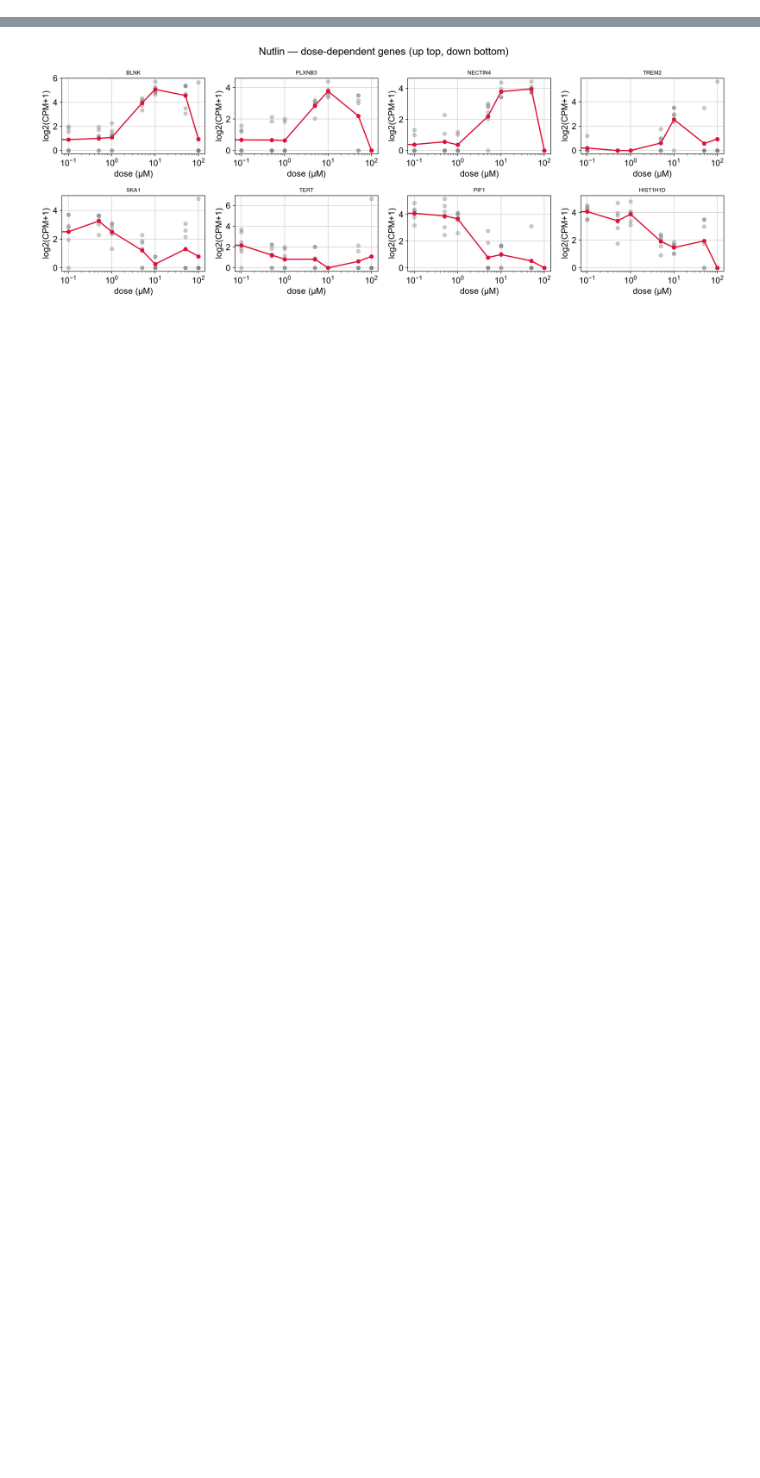
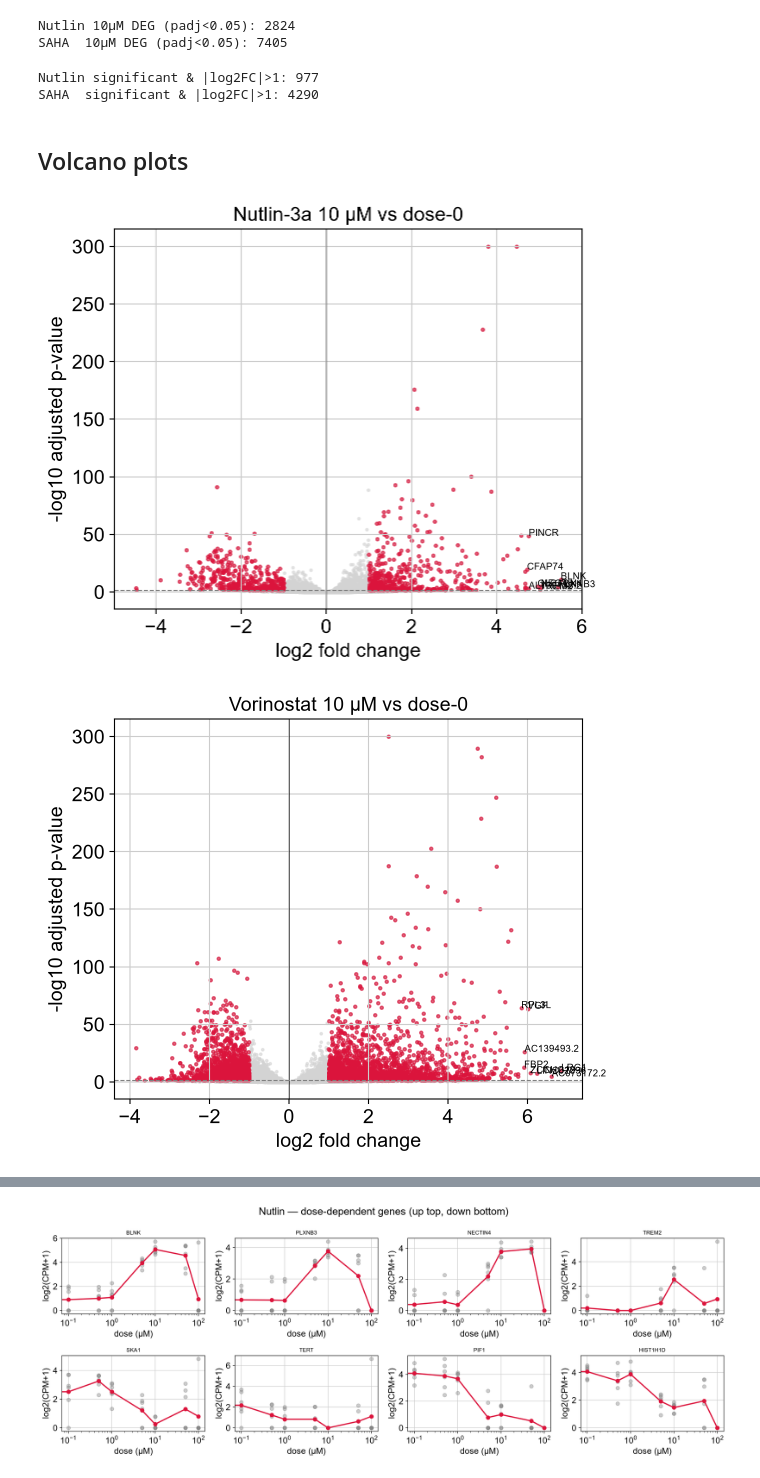
Before and after one commit to qiqigao164-ctrl/single-cell-drug-perturbation, a Jupyter notebook: notebooks/04_deg_pathway_analysis.ipynb, the cells around one changed output, grey strips where cells are left out. Drawn from its saved outputs; the diff is of its cells as text; code cells hidden in the pictures; blank space fills up the shorter version.

```diff
--- a/notebooks/04_deg_pathway_analysis.ipynb
+++ b/notebooks/04_deg_pathway_analysis.ipynb
@@ -335,0 +112,60 @@ saved nutlin_deg.csv / vorinostat_deg.csv
+# %%
+from pydeseq2.dds import DeseqDataSet
+from pydeseq2.ds import DeseqStats
+
+def run_deg(pb, pb_meta, drug, dose):
+    """ drug  dose vs dose=0  pseudobulk DEG, returns results_df"""
+    sub_meta = pb_meta[(pb_meta['drug'] == drug) & (pb_meta['dose'].isin([0.0, dose]))].copy()
+    sub_counts = pb.loc[sub_meta.index].astype(int)
+    sub_meta['condition'] = np.where(sub_meta['dose'] == dose, 'treated', 'control')
+    dds = DeseqDataSet(counts=sub_counts, metadata=sub_meta[['condition']],
+                       design="~condition", refit_cooks=True, n_cpus=1, quiet=True)
+    dds.deseq2()
+    st = DeseqStats(dds, contrast=["condition", "treated", "control"], n_cpus=1, quiet=True)
+    st.summary()
+    return st.results_df
+
+res_nut = run_deg(pb, pb_meta, 'Nutlin', 10.0)
+res_saha = run_deg(pb, pb_meta, 'SAHA', 10.0)
+print("Nutlin 10µM DEG (padj<0.05):", (res_nut['padj'] < 0.05).sum())
+print("SAHA  10µM DEG (padj<0.05):", (res_saha['padj'] < 0.05).sum())
+# %% [output]
+Nutlin 10µM DEG (padj<0.05): 2824
+SAHA  10µM DEG (padj<0.05): 7405
+# %%
+def deg_filter(res, padj=0.05, lfc=1.0):
+    r = res.dropna(subset=['padj']).copy()
+    return r[(r['padj'] < padj) & (r['log2FoldChange'].abs() > lfc)]
+
+nut_sig = deg_filter(res_nut)
+saha_sig = deg_filter(res_saha)
+print("Nutlin significant & |log2FC|>1:", nut_sig.shape[0])
+print("SAHA  significant & |log2FC|>1:", saha_sig.shape[0])
+# %% [output]
+Nutlin significant & |log2FC|>1: 977
+SAHA  significant & |log2FC|>1: 4290
+# %% [markdown]
+## Volcano plots
+# %%
+def volcano(res, title, fname, n_label=8):
+    r = res.dropna(subset=['padj']).copy()
+    r['mlp'] = -np.log10(r['padj'].clip(lower=1e-300))
+    fig, ax = plt.subplots(figsize=(6, 5))
+    ax.scatter(r['log2FoldChange'], r['mlp'], s=3, c='lightgray', alpha=0.5)
+    sig = r[(r['padj'] < 0.05) & (r['log2FoldChange'].abs() > 1)]
+    ax.scatter(sig['log2FoldChange'], sig['mlp'], s=5, c='crimson', alpha=0.6)
+    ax.axvline(0, color='k', lw=0.5)
+    ax.axhline(-np.log10(0.05), color='gray', ls='--', lw=0.8)
+    top = sig.reindex(sig['log2FoldChange'].abs().sort_values(ascending=False).index).head(n_label)
+    for g, row in top.iterrows():
+        ax.annotate(g, (row['log2FoldChange'], row['mlp']), fontsize=7)
+    ax.set_xlabel('log2 fold change'); ax.set_ylabel('-log10 adjusted p-value')
+    ax.set_title(title)
+    fig.savefig(FIG_DIR / fname, dpi=300, bbox_inches='tight')
+    plt.show()
+
+volcano(res_nut, 'Nutlin-3a 10 µM vs dose-0', 'task4_nutlin_volcano.png')
+volcano(res_saha, 'Vorinostat 10 µM vs dose-0', 'task4_vorinostat_volcano.png')
+# %% [output]
+[figure, added]
+[figure, added]
```
Also changed, not shown: parts of 67 cells of this notebook, 29 other files.
